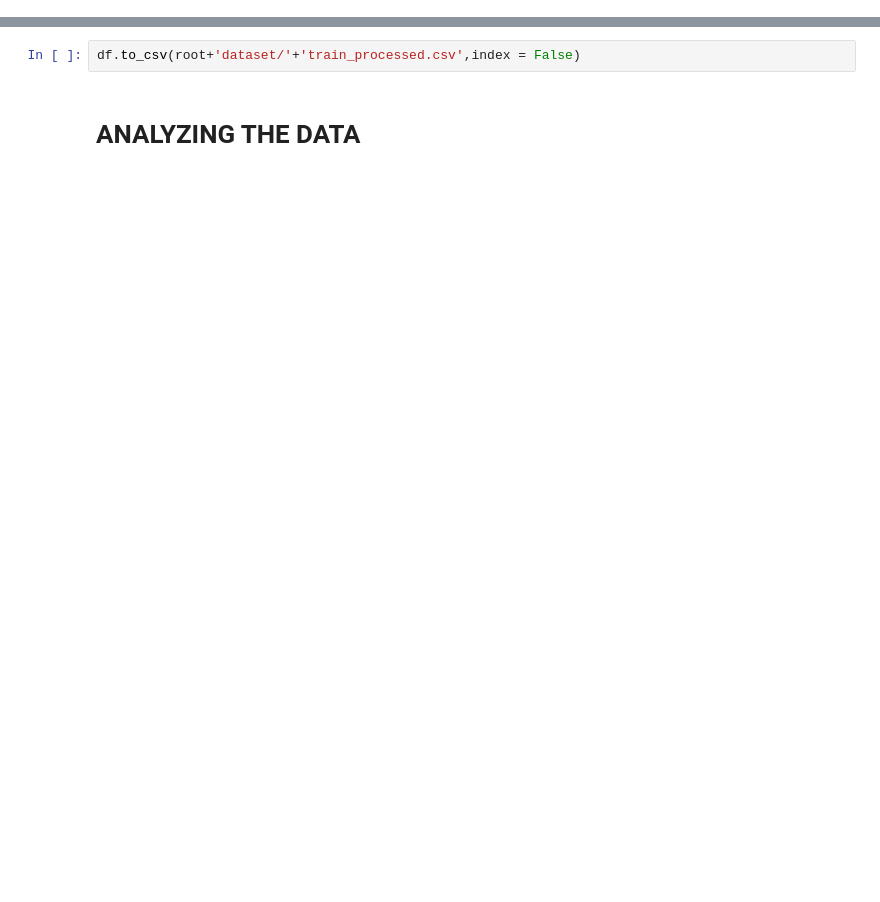
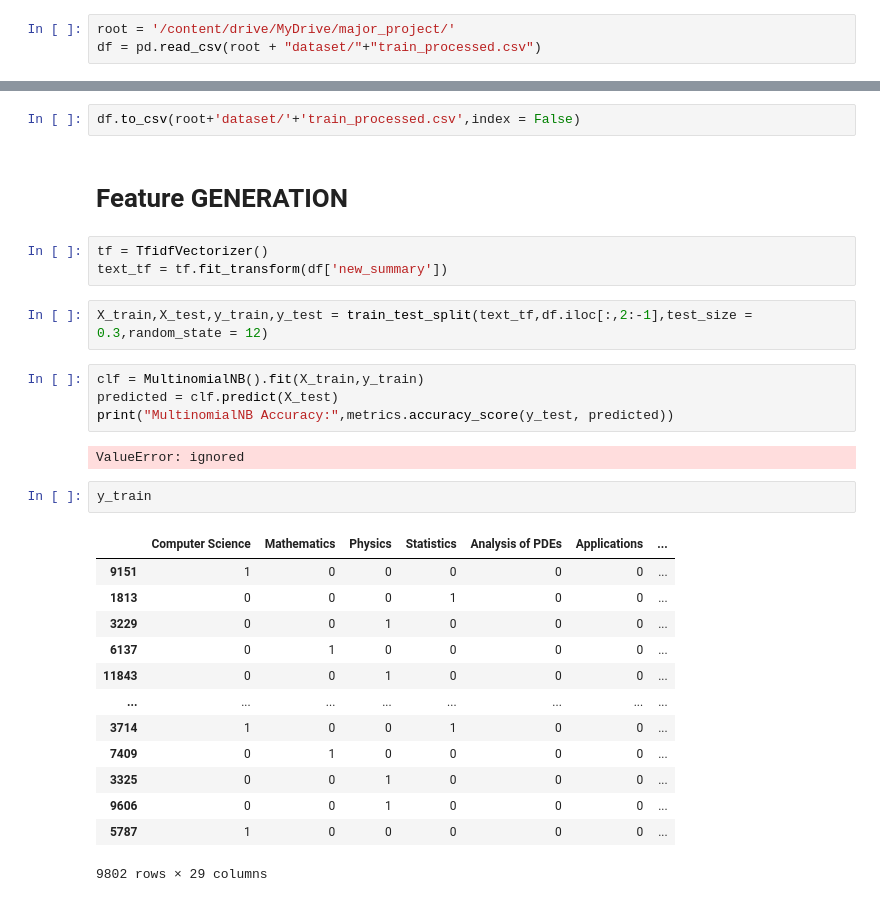
Before and after one commit to ash0411/major_project, a Jupyter notebook: major_project.ipynb, the cells around one changed output, grey strips where cells are left out. Saved outputs shown, nothing was run; the diff lists cells and outputs as text; blank space fills up the shorter version.

```diff
--- a/major_project.ipynb
+++ b/major_project.ipynb
@@ -116,0 +123,3 @@ memory usage: 6.2+ MB
+# %%
+root = '/content/drive/MyDrive/major_project/'
+df = pd.read_csv(root + "dataset/"+"train_processed.csv")
@@ -215,5 +284,32 @@ df.head(20)
 | 19 | 16175 | aims. we aim to show how encounte... | 0 | 0 | 1 | 0 | 0 | 0 | ... |
 # %%
 df.to_csv(root+'dataset/'+'train_processed.csv',index = False)
-# %% [markdown]
-# ANALYZING THE DATA
+# %% [markdown]
+# Feature GENERATION
+# %%
+tf = TfidfVectorizer()
+text_tf = tf.fit_transform(df['new_summary'])
+# %%
+X_train,X_test,y_train,y_test = train_test_split(text_tf,df.iloc[:,2:-1],test_size = 0.3,random_state = 12)
+# %%
+clf = MultinomialNB().fit(X_train,y_train)
+predicted = clf.predict(X_test)
+print("MultinomialNB Accuracy:",metrics.accuracy_score(y_test, predicted))
+# %% [output]
+ValueError: ignored
+# %%
+y_train
+# %% [output]
+|  | Computer Science | Mathematics | Physics | Statistics | Analysis of PDEs | Applications | ... |
+| 9151 | 1 | 0 | 0 | 0 | 0 | 0 | ... |
+| 1813 | 0 | 0 | 0 | 1 | 0 | 0 | ... |
+| 3229 | 0 | 0 | 1 | 0 | 0 | 0 | ... |
+| 6137 | 0 | 1 | 0 | 0 | 0 | 0 | ... |
+| 11843 | 0 | 0 | 1 | 0 | 0 | 0 | ... |
+| ... | ... | ... | ... | ... | ... | ... | ... |
+| 3714 | 1 | 0 | 0 | 1 | 0 | 0 | ... |
+| 7409 | 0 | 1 | 0 | 0 | 0 | 0 | ... |
+| 3325 | 0 | 0 | 1 | 0 | 0 | 0 | ... |
+| 9606 | 0 | 0 | 1 | 0 | 0 | 0 | ... |
+| 5787 | 1 | 0 | 0 | 0 | 0 | 0 | ... |
+9802 rows × 29 columns
```
Also changed, not shown: parts of 11 cells of this notebook.
